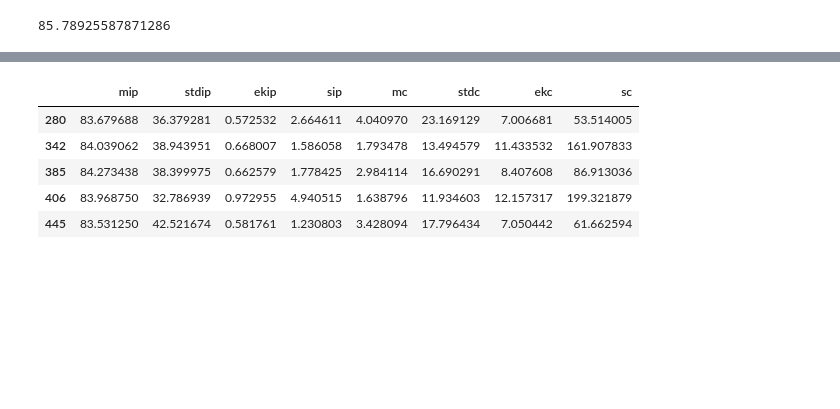
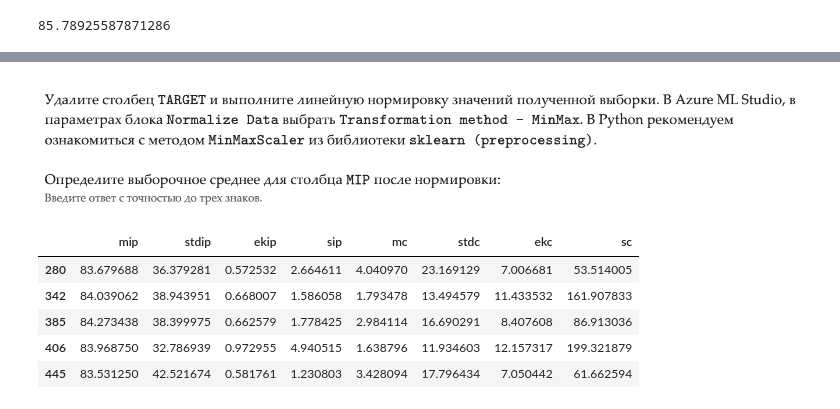
Before and after one commit to fadyat/ITMO-PROBLEMS, a Jupyter notebook: ML/IV semester/week2/solution.ipynb, the cells around one changed output, grey strips where cells are left out. Cells and saved outputs as stored; diff of their text form; code cells hidden in the pictures; blank space fills up the shorter version.

```diff
--- a/ML/IV semester/week2/solution.ipynb
+++ b/ML/IV semester/week2/solution.ipynb
@@ -36,3 +40,8 @@ final_frame['mip'].mean()
+# %%
+from IPython.display import display, Image
+display(Image('./data/3.png'))
+# %% [output]
+[figure, added]
 # %%
 from sklearn import preprocessing
 # %%
```
Also changed, not shown: parts of 7 cells of this notebook.
